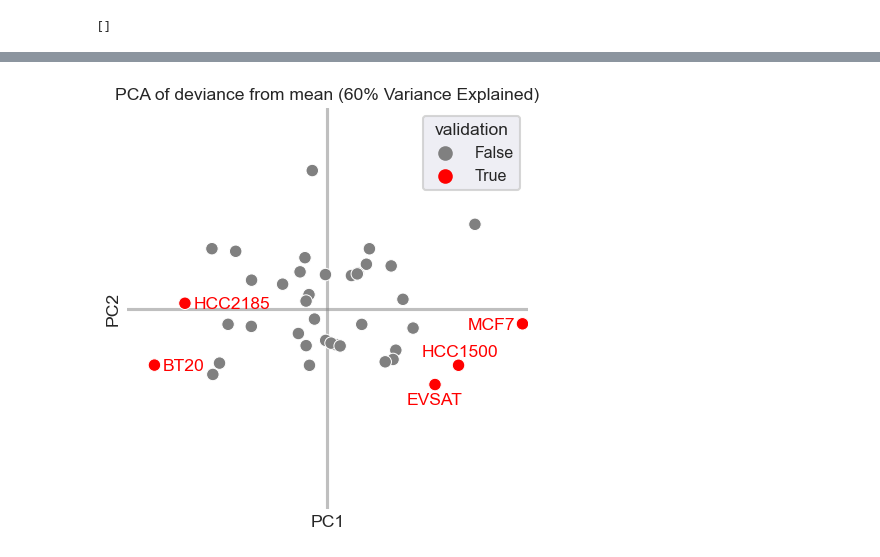
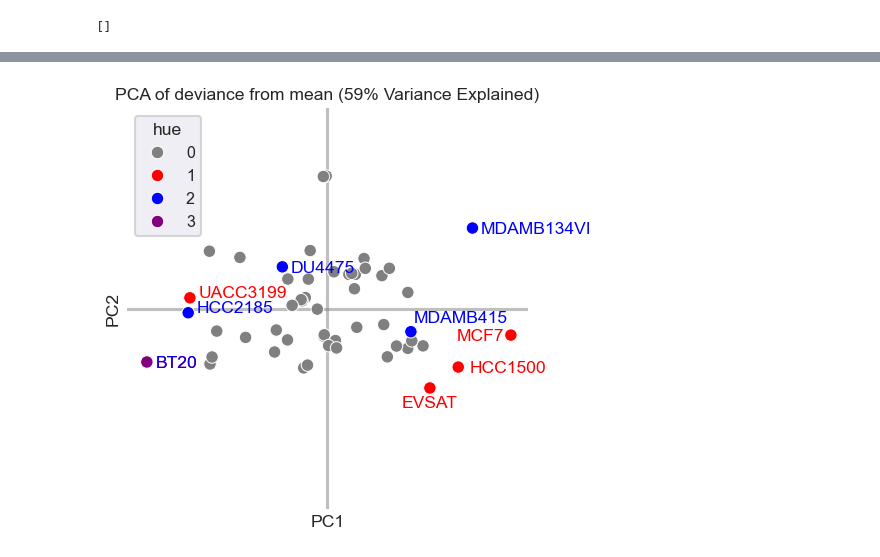
Before and after one commit to frohlich-lab/DeepMechanisticModels, a Jupyter notebook: Old - Jupyter Notebooks/Cytof Data Analysis.ipynb, the cells around one changed output, grey strips where cells are left out. Cells and saved outputs as stored; diff of their text form; code cells hidden in the pictures.

```diff
--- a/Old - Jupyter Notebooks/Cytof Data Analysis.ipynb
+++ b/Old - Jupyter Notebooks/Cytof Data Analysis.ipynb
@@ -26,3 +33,7 @@ mat = contextualize_measurements(
+# %%
+subset_to_EGF = False
+if subset_to_EGF:
+    mat = mat[[col for col in mat.columns if col[1] == "EGF"]]
 # %%
 mat.shape
 # %% [output]
@@ -210,45 +237,55 @@ df
+# %%
+# Manually define annotation offsets to be able to read cell-line names
+offsets = {
+    "MCF7": {"ox": -1.9, "oy": -0.2},
+    "EVSAT": {"ox": -1.0, "oy": -0.7},
+    "HCC1500": {"ox": 0.4, "oy": -0.2},
+    "BT20": {"ox": 0.3, "oy": -0.2},
+    "DU4475": {"ox": 0.3, "oy": -0.2},
+    "HCC2185": {"ox": 0.3, "oy": 0},
+    "MDAMB134VI": {"ox": 0.3, "oy": -0.2},
+    "MDAMB415": {"ox": 0.1, "oy": 0.3},
+    "UACC3199": {"ox": 0.3, "oy": 0},
+}
 # %%
+# Hue legend:
+# 0: neither among top deviating from data mean nor among hardest cell-lines according to regressors;
+# 1: among top deviating from data mean, not among hardest cell-lines according to regressors;
+# 2: not among top deviating from data mean, but among the hardest cell-lines according to regressors;
+# 3: both among top deviating cell-lines from data mean and among hardest cell-lines according to regressors
+
 sns.set_context("talk", font_scale=0.7)
 g = sns.scatterplot(
     data=df,
     x="PC1",
     y="PC2",
-    hue="validation",
-    palette=["gray", "red"],
-
+    hue="hue",
+    palette=["gray", "red", "blue", "purple"],
 )
 # add cell-line labels for 5 validation cell-lines
 for _, r in df.iterrows():
     if r.validation:
-        ox = 0.3
-        oy = -0.2
-        if r.name == "EVSAT":
-            ox = -1.0
-            oy = -0.7
-        if r.name == "HCC1500":
-            ox = -1.3
-            oy = 0.3
-        if r.name == "MCF7":
-            ox = -1.9
-        plt.annotate(r.name, (r.PC1+ox, r.PC2+oy), color="red")
+        plt.annotate(r.name, (r.PC1+offsets[r.name]["ox"], r.PC2+offsets[r.name]["oy"]), color="red")
+    if r.hardest:
+        plt.annotate(r.name, (r.PC1+offsets[r.name]["ox"], r.PC2+offsets[r.name]["oy"]), color="blue")
 
 # export with transparent background and high dpi, remove grid
 # no box around plot
 # add dashed line at 0 for both axes with low zorder to ensure it is behind the data points
 # make plot square
 # make axis limits equal and remove axis labels
 g.set(xlim=(-7, 7), ylim=(-7, 7), aspect=1.0, xticks=[], yticks=[])
 #
 plt.axhline(0, color='gray', zorder=0, alpha=0.5)
 plt.axvline(0, color='gray', zorder=0, alpha=0.5)
 plt.box(False)
 plt.grid(False)
 VE = sum(pca.explained_variance_ratio_[:2])
 plt.title(f"PCA of deviance from mean ({VE*100:.0f}% Variance Explained)")
 plt.tight_layout()
 plt.savefig("cytof_pca.png", transparent=True, dpi=300)
 # %% [output]
-[figure, old version]
+[figure, new version]
 # %%
 pca.explained_variance_ratio_
 # %% [output]
```
Also changed, not shown: parts of 24 cells of this notebook, 1 other file.
